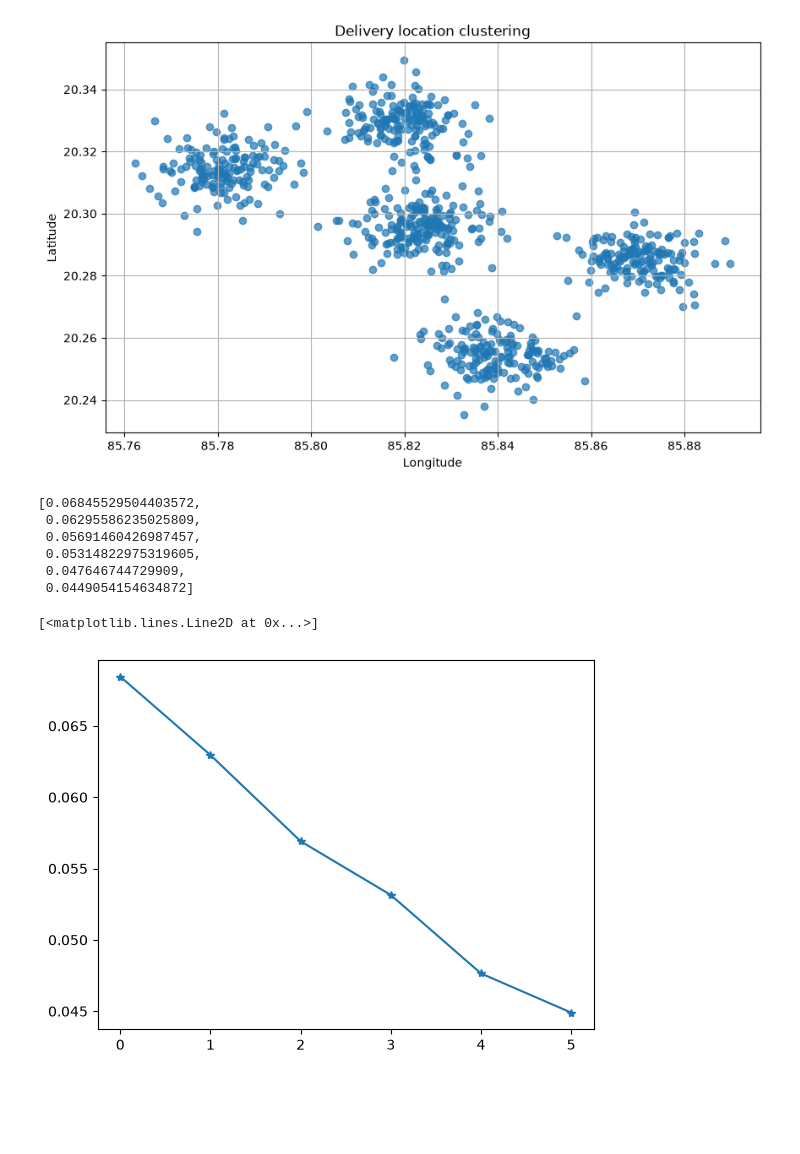
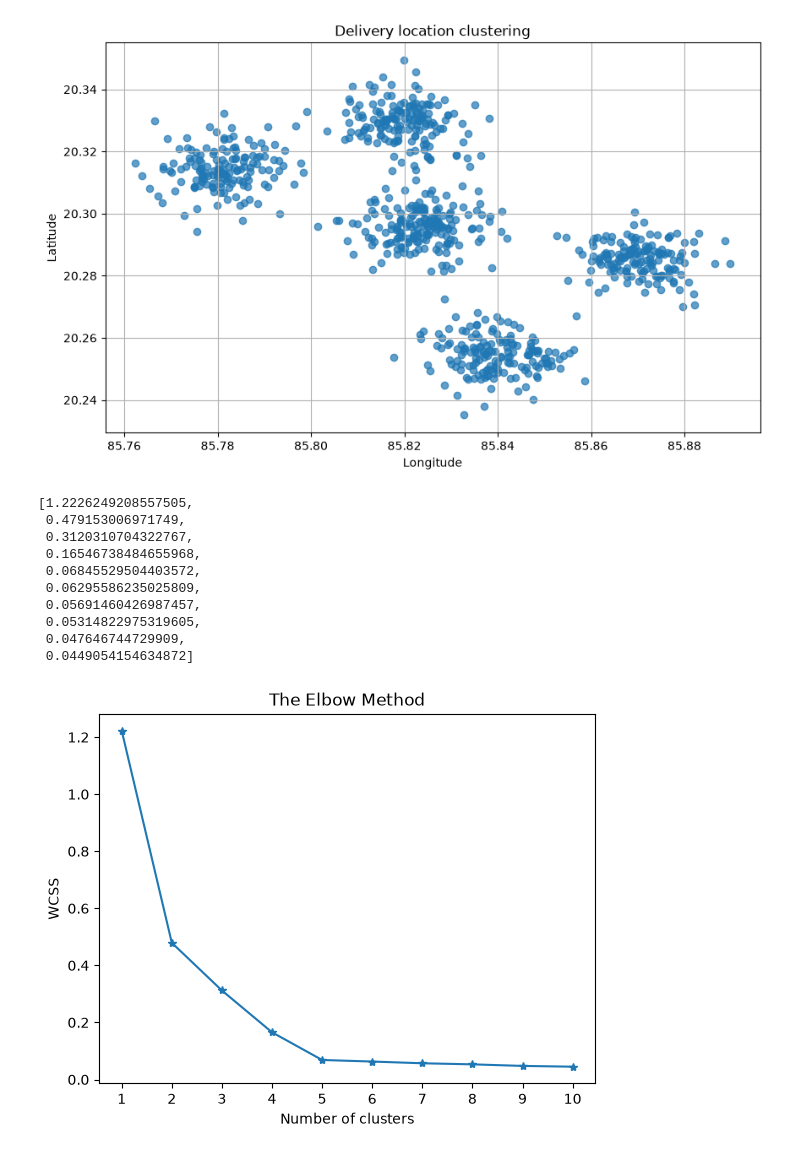
Before and after one commit to bhabanisipu/Delivery_Location_Clustering, a Jupyter notebook: notebooks/delivery_clustering.ipynb, the cells around one changed output. Cells and saved outputs as stored; diff of their text form; code cells hidden in the pictures; blank space fills up the shorter version.

```diff
--- a/notebooks/delivery_clustering.ipynb
+++ b/notebooks/delivery_clustering.ipynb
@@ -111,21 +111,29 @@ plt.show()
 from sklearn.cluster import KMeans
 # %%
 wcss = []
-for rr in range(5,min(11,len(x))):
+for rr in range(1,min(11,len(x))):
     kmean = KMeans(n_clusters=rr,init='k-means++',random_state=42)
     kmean.fit(x)
     wcss.append(kmean.inertia_)
 
 wcss
 # %% [output]
-[0.06845529504403572,
+[1.2226249208557505,
+ 0.479153006971749,
+ 0.3120310704322767,
+ 0.16546738484655968,
+ 0.06845529504403572,
  0.06295586235025809,
  0.05691460426987457,
  0.05314822975319605,
  0.047646744729909,
  0.0449054154634872]
 # %%
-plt.plot(wcss,marker="*")
+plt.plot(range(1, min(11,len(x))), wcss, marker="*")
+plt.xticks(range(1, min(11,len(x))))
+plt.title('The Elbow Method')
+plt.xlabel('Number of clusters')
+plt.ylabel('WCSS')
+plt.show()
 # %% [output]
-[<matplotlib.lines.Line2D at 0x...>]
-[figure, old version]
+[figure, new version]
```
Also changed, not shown: parts of 11 cells of this notebook.
